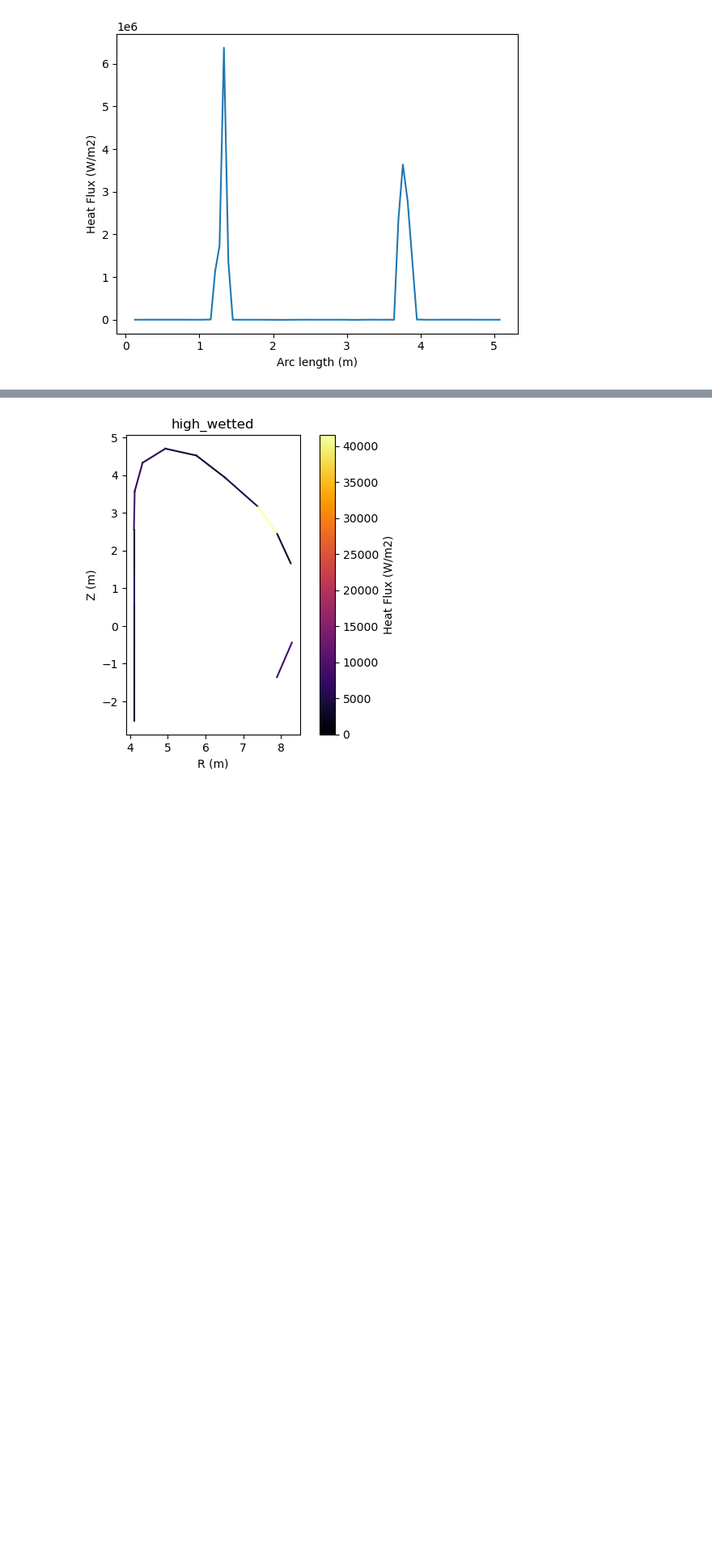
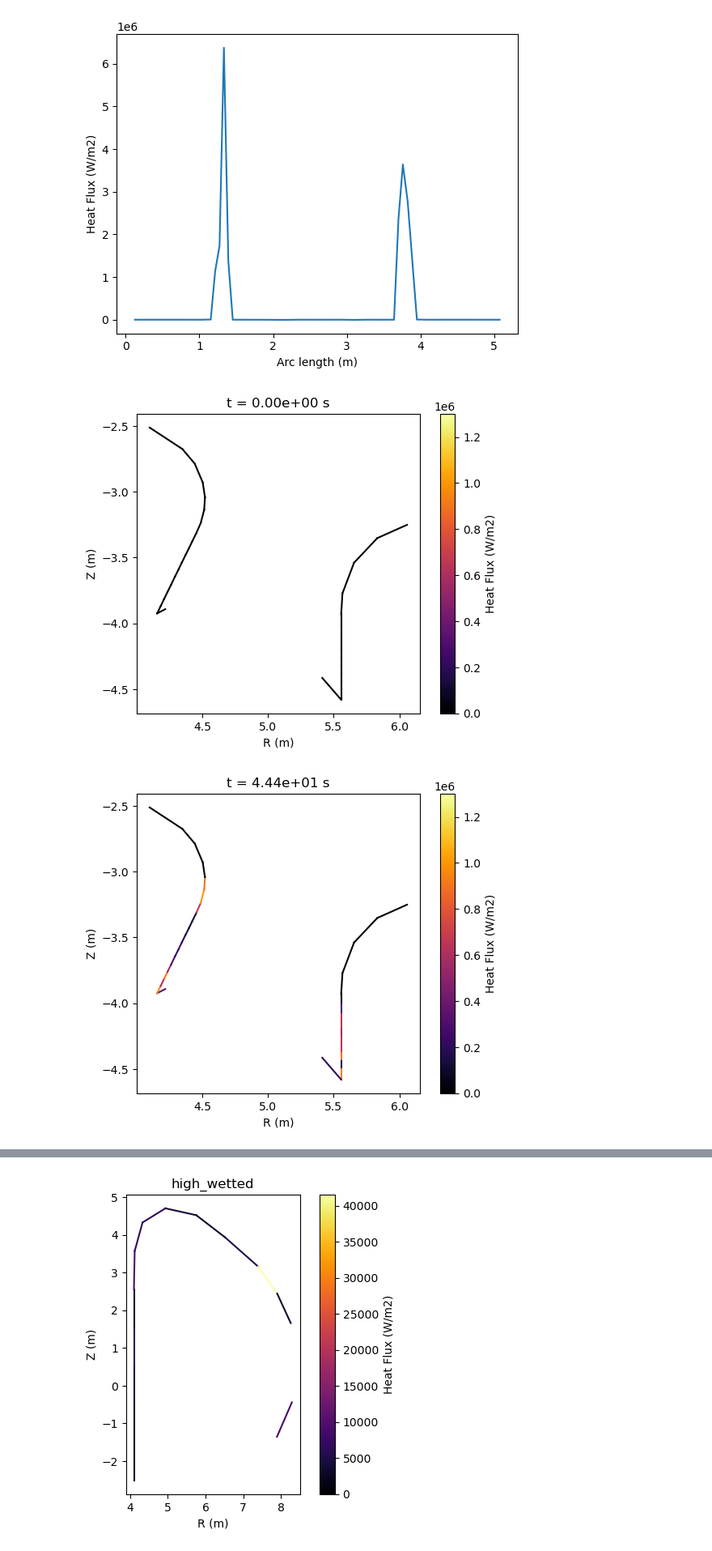
Before and after one commit to kaelyndunnell/hisp, a Jupyter notebook: plotting.ipynb, the cells around one changed output, grey strips where cells are left out. Shown at 81% size. Drawn from its saved outputs; the diff is of its cells as text; code cells hidden in the pictures; blank space fills up the shorter version.

```diff
--- a/plotting.ipynb
+++ b/plotting.ipynb
@@ -89,7 +113,7 @@ end_points = []
 
 for bin in my_reactor.divertor.bins:
     ion_fluxes.append(
-        float(plasma_data_handling.get_particle_flux("FP", bin=bin, t_rel=0, ion=True))
+        float(plasma_data_handling.get_particle_flux(FP_pulse, bin=bin, t_rel=0, ion=True))
     )
     start_points.append(bin.start_point)
     end_points.append(bin.end_point)
@@ -122,7 +146,7 @@ for mode in ["high_wetted", "low_wetted", "wetted"]:
     for bin in my_reactor.first_wall.bins:
         for sub_bin in bin.sub_bins:
             if sub_bin.mode == mode:
-                ion_flux = plasma_data_handling.get_particle_flux("FP", bin=sub_bin, t_rel=0, ion=True)
+                ion_flux = plasma_data_handling.get_particle_flux(FP_pulse, bin=sub_bin, t_rel=0, ion=True)
                 ion_fluxes.append(ion_flux)
 
                 start_points.append(bin.start_point)
@@ -160,7 +184,7 @@ for mode in ["high_wetted", "low_wetted", "wetted"]:
     for bin in my_reactor.first_wall.bins:
         for sub_bin in bin.sub_bins:
             if sub_bin.mode == mode:
-                atom_flux = plasma_data_handling.get_particle_flux("FP", bin=sub_bin, t_rel=0, ion=False)
+                atom_flux = plasma_data_handling.get_particle_flux(FP_pulse, bin=sub_bin, t_rel=0, ion=False)
                 atom_fluxes.append(atom_flux)
 
                 start_points.append(bin.start_point)
@@ -192,7 +216,7 @@ heat_fluxes = []
 start_points = []
 end_points = []
 for bin in my_reactor.divertor.bins:
-    heat_flux = plasma_data_handling.get_heat("FP", bin=bin, t_rel=0)
+    heat_flux = plasma_data_handling.get_heat(FP_pulse, bin=bin, t_rel=0)
     heat_fluxes.append(heat_flux)
 
     start_points.append(bin.start_point)
@@ -237,31 +261,34 @@ def plot_frame(t: float):
     heat_fluxes = []
     start_points = []
     end_points = []
     for bin in my_reactor.divertor.bins:
         if not (bin.inner_bin or bin.outer_bin):
             continue
-        heat_flux = plasma_data_handling.get_heat("RISP", bin=bin, t_rel=t)
+        heat_flux = plasma_data_handling.get_heat(RISP_pulse, bin=bin, t_rel=t)
         heat_fluxes.append(heat_flux)
 
         start_points.append(bin.start_point)
         end_points.append(bin.end_point)
 
     plt.figure()
     norm = Normalize(0, 1.3e6)
 
     for start_point, end_point, heat_flux in zip(start_points, end_points, heat_fluxes):
         plt.plot(
             [start_point[0], end_point[0]],
             [start_point[1], end_point[1]],
             c=cmap(norm(heat_flux)),
         )
 
     plt.colorbar(plt.cm.ScalarMappable(norm=norm, cmap=cmap), label="Heat Flux (W/m2)", ax=plt.gca())
     plt.xlabel("R (m)")
     plt.ylabel("Z (m)")
     plt.gca().set_aspect("equal", adjustable="box")
     plt.title(f"t = {t:.2e} s")
     plt.savefig(f"figs/divertor_heat_flux_{t:.2e}.png")
 
 for t in np.linspace(0, 400, 10):
     plot_frame(t)
+# %% [output]
+[figure, added]
+[figure, added]
```
Also changed, not shown: parts of 4 cells of this notebook.
